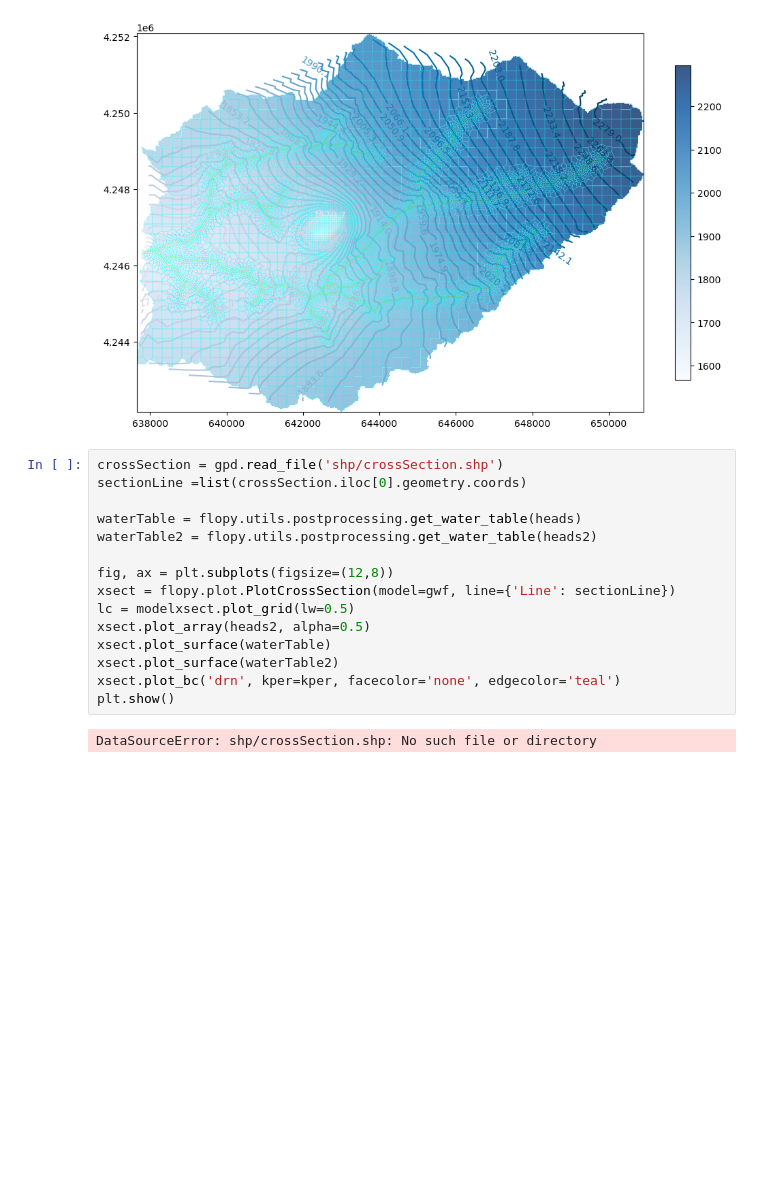
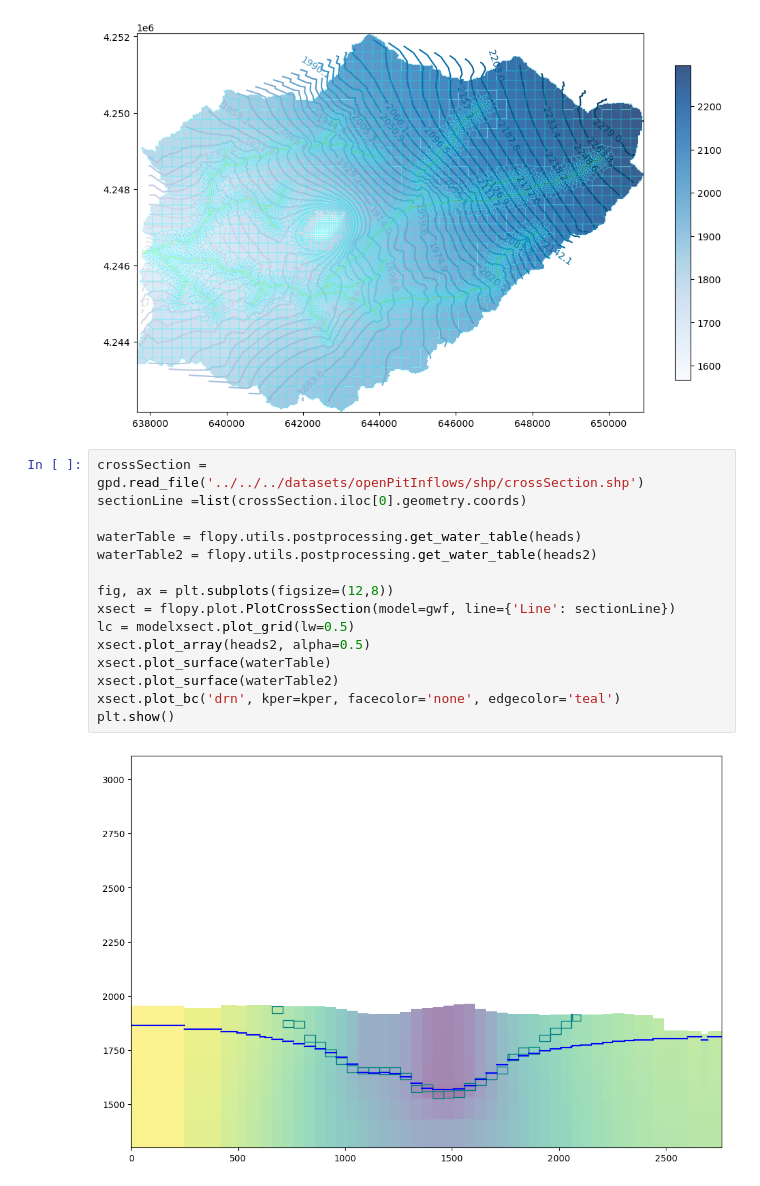
Before and after one commit to hatarilabs/mf6Voronoi, a Jupyter notebook: examples/notebooks/wholeProcess/openPitInflows/master_p5_multilayeredTransient.ipynb, the cells around one changed output. Drawn from its saved outputs; the diff is of its cells as text; blank space fills up the shorter version.

```diff
--- a/examples/notebooks/wholeProcess/openPitInflows/master_p5_multilayeredTransient.ipynb
+++ b/examples/notebooks/wholeProcess/openPitInflows/master_p5_multilayeredTransient.ipynb
@@ -341,19 +323,19 @@ plt.show() ## Org
 # %% [output]
 [figure]
 # %%
-crossSection = gpd.read_file('shp/crossSection.shp')
+crossSection = gpd.read_file('../../../datasets/openPitInflows/shp/crossSection.shp')
 sectionLine =list(crossSection.iloc[0].geometry.coords)
 
 waterTable = flopy.utils.postprocessing.get_water_table(heads)
 waterTable2 = flopy.utils.postprocessing.get_water_table(heads2)
 
 fig, ax = plt.subplots(figsize=(12,8))
 xsect = flopy.plot.PlotCrossSection(model=gwf, line={'Line': sectionLine})
 lc = modelxsect.plot_grid(lw=0.5)
 xsect.plot_array(heads2, alpha=0.5)
 xsect.plot_surface(waterTable)
 xsect.plot_surface(waterTable2)
 xsect.plot_bc('drn', kper=kper, facecolor='none', edgecolor='teal')
 plt.show()
 # %% [output]
-DataSourceError: shp/crossSection.shp: No such file or directory
+[figure, added]
```
Also changed, not shown: parts of 3 cells of this notebook, 52 other files.
